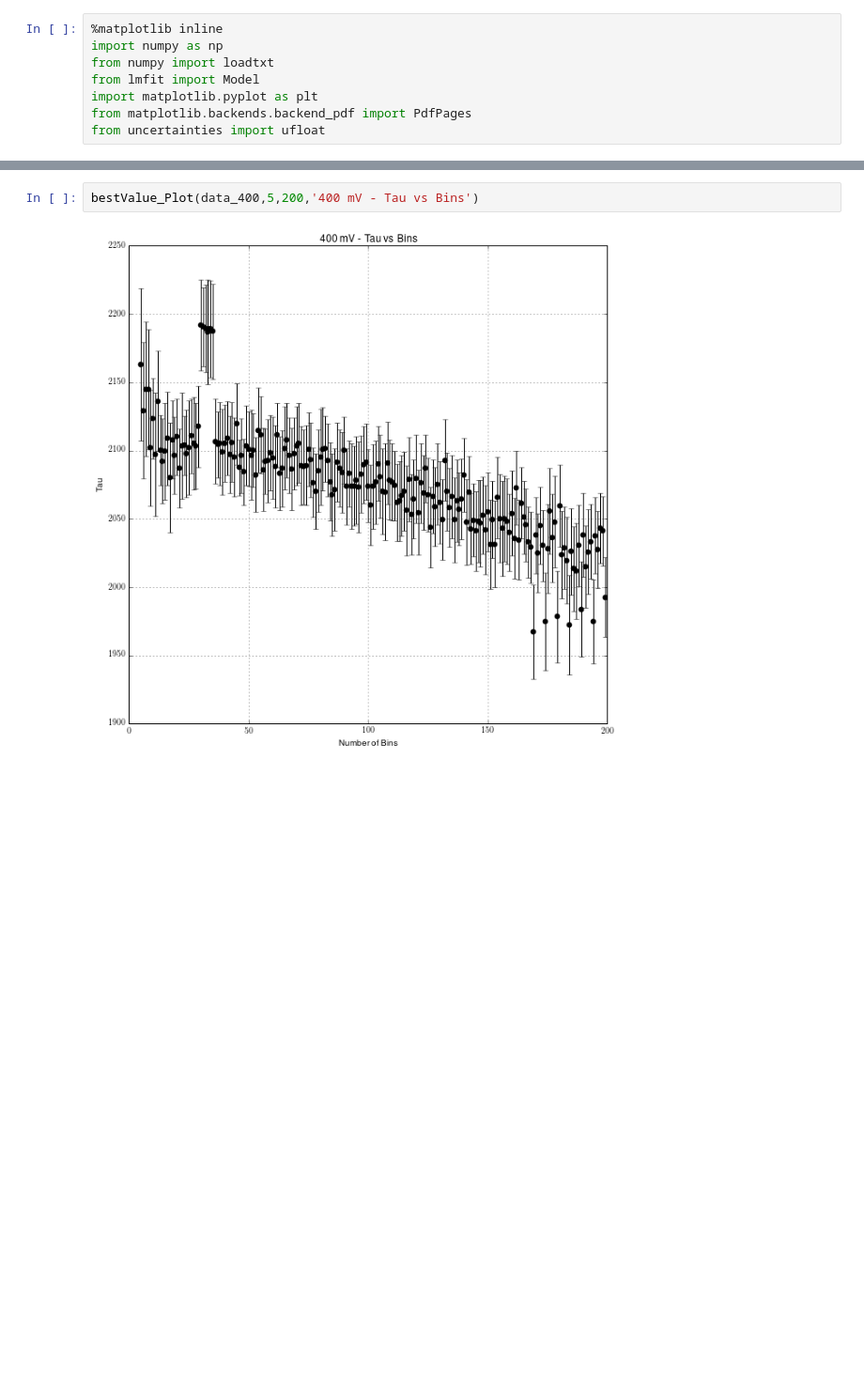
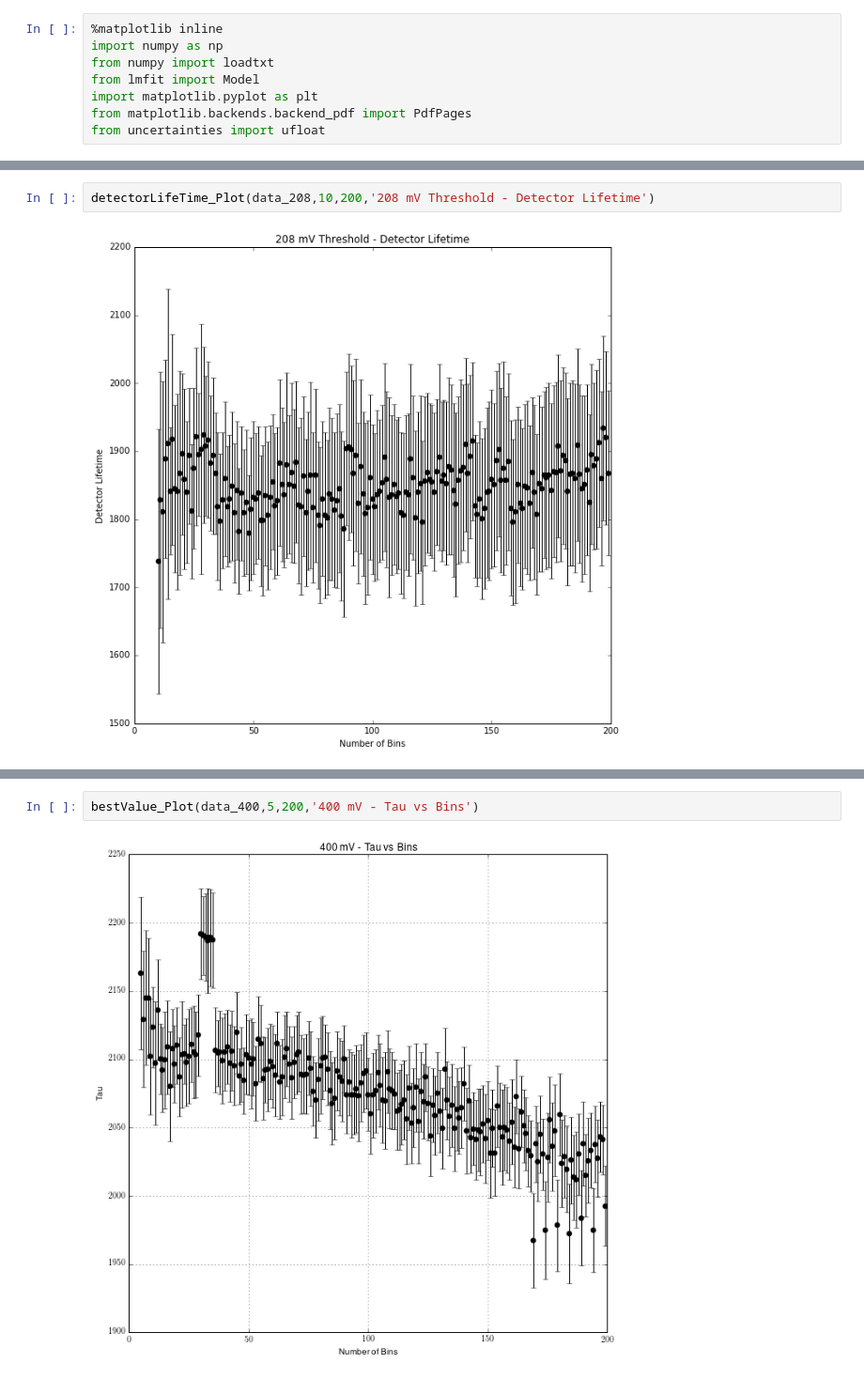
Before and after one commit to ianhi/Phys314, a Jupyter notebook: Muon/Muon_Analysis_LongRep.ipynb, the cells around one changed output, grey strips where cells are left out. Shown at 94% size. Drawn from its saved outputs; the diff is of its cells as text; blank space fills up the shorter version.

```diff
--- a/Muon/Muon_Analysis_LongRep.ipynb
+++ b/Muon/Muon_Analysis_LongRep.ipynb
@@ -158,0 +167,4 @@ def chiSq_Plot2(raw_data,minB,maxB,pdfPages=None):
+# %%
+detectorLifeTime_Plot(data_208,10,200,'208 mV Threshold - Detector Lifetime')
+# %% [output]
+[figure, added]
```
Also changed, not shown: parts of 22 cells of this notebook, 27 other files.
